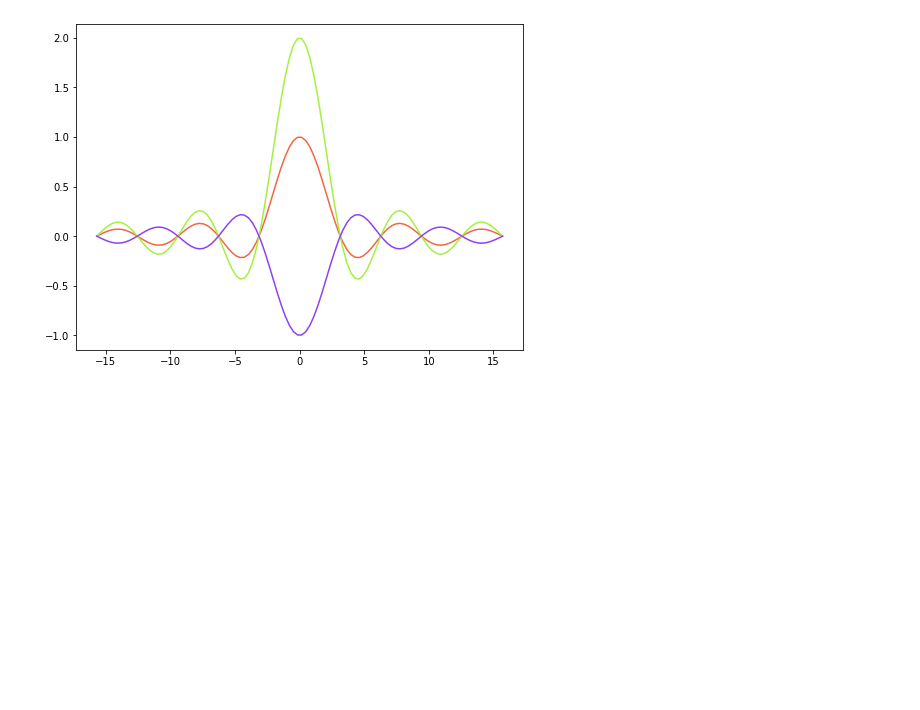
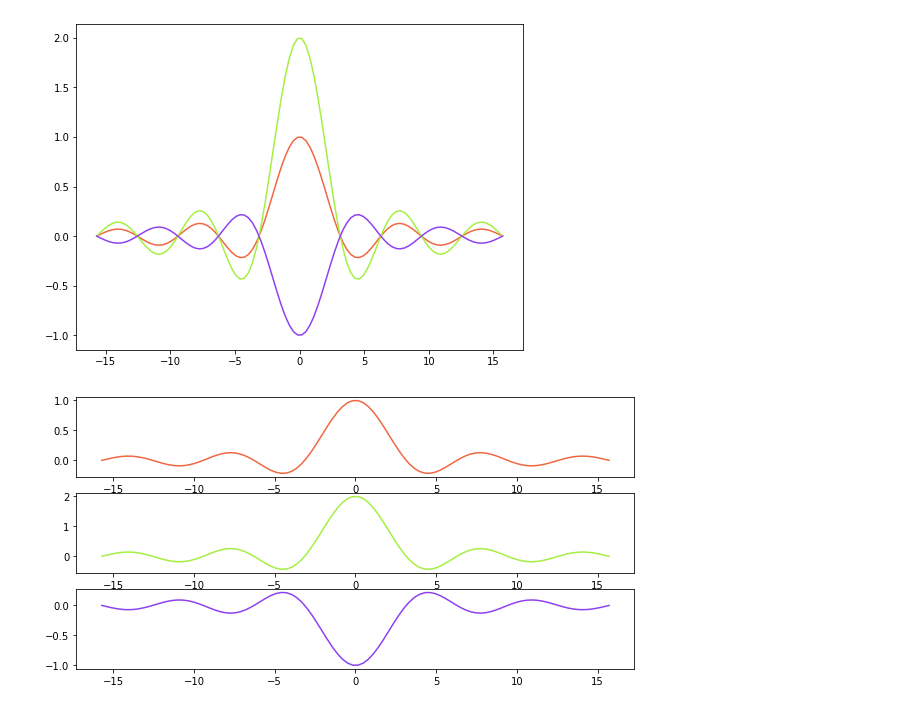
Before and after one commit to susanaglezr/Python-Exercises, a Jupyter notebook: Data_Visualization/Answer-Data_Visualization.ipynb, the cells around one changed output. Cells and saved outputs as stored; diff of their text form; code cells hidden in the pictures; blank space fills up the shorter version.

Commit message:
ejercicios 3, 5, 6, 7 y 8

```diff
--- a/Data_Visualization/Answer-Data_Visualization.ipynb
+++ b/Data_Visualization/Answer-Data_Visualization.ipynb
@@ -72,0 +100,19 @@ plt.show()
+# %%
+# Ejercicio 5
+
+plt.figure(figsize = (10,5))
+# plot 1
+plt.subplot(3, 1, 1)
+plt.plot(x, y1, c = '#f06741')
+
+# plot 2
+plt.subplot(3, 1, 2)
+plt.plot(x, y2, c = '#a4f041')
+
+# plot 3
+plt.subplot(3, 1, 3)
+plt.plot(x, y3, c = '#8d41f0')
+
+plt.show()
+# %% [output]
+[figure, added]
```
Also changed, not shown: parts of 7 cells of this notebook.
